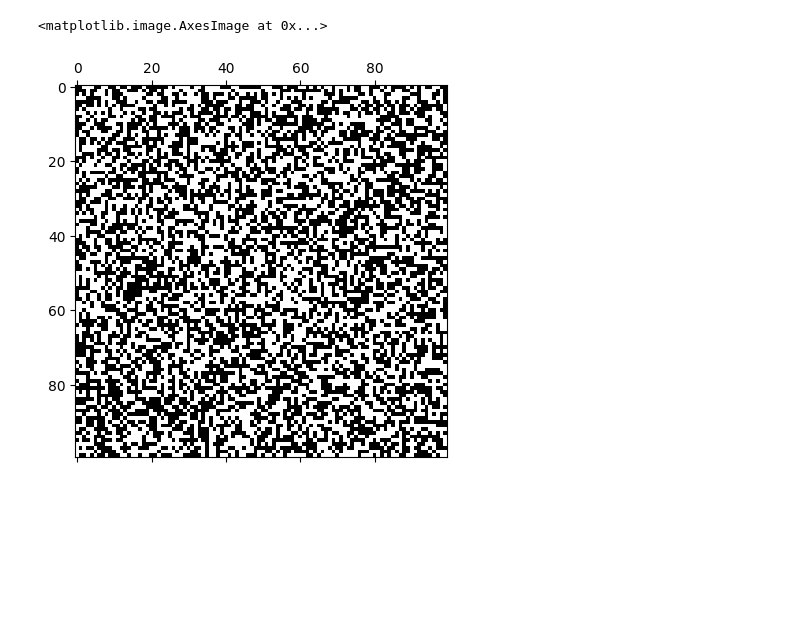
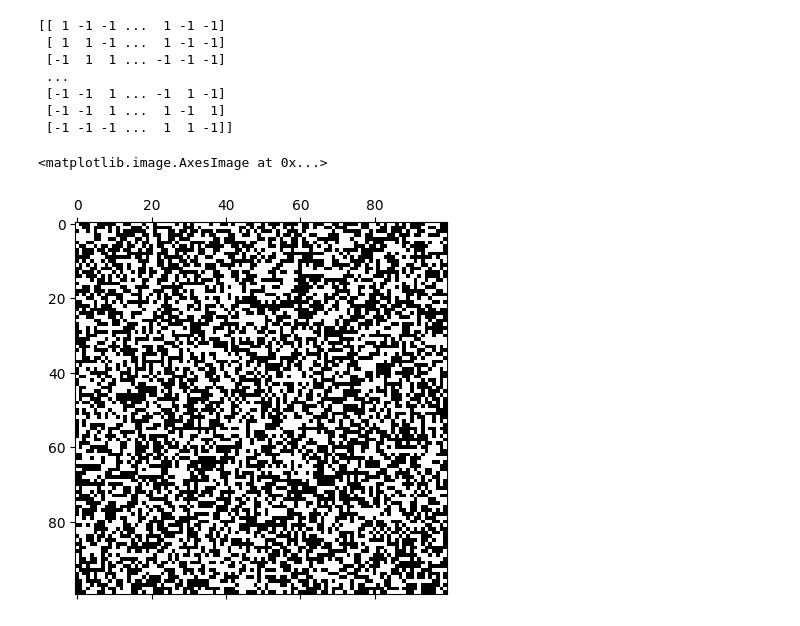
Before and after one commit to alexburg14/Ising-Model, a Jupyter notebook: first_test.ipynb, the cells around one changed output. Cells and saved outputs as stored; diff of their text form; code cells hidden in the pictures; blank space fills up the shorter version.

```diff
--- a/first_test.ipynb
+++ b/first_test.ipynb
@@ -34,14 +56,22 @@ def Hamiltonian_Monte_carlo(grid,temperature):
     #print(grid)
     return grid, count
 # %%
-length_test = 100
-grid_array = generate_grid(length_test)
+length_grid = 100
+grid_array = generate_grid(length_grid)
+print(grid_array)
 
 #plot the grid, where 1 is white and -1 is black
 plt.matshow(grid_array,cmap='gray')
 # %% [output]
-<matplotlib.image.AxesImage at 0x...>
+[[ 1 -1 -1 ...  1 -1 -1]
+ [ 1  1 -1 ...  1 -1 -1]
+ [-1  1  1 ... -1 -1 -1]
+ ...
+ [-1 -1  1 ... -1  1 -1]
+ [-1 -1  1 ...  1 -1  1]
+ [-1 -1 -1 ...  1  1 -1]]
+<matplotlib.image.AxesImage at 0x...>
-[figure, old version]
+[figure, new version]
 # %%
 count_list = []
 count_adding_up = 0
```
Also changed, not shown: parts of 4 cells of this notebook, 32 other files.
